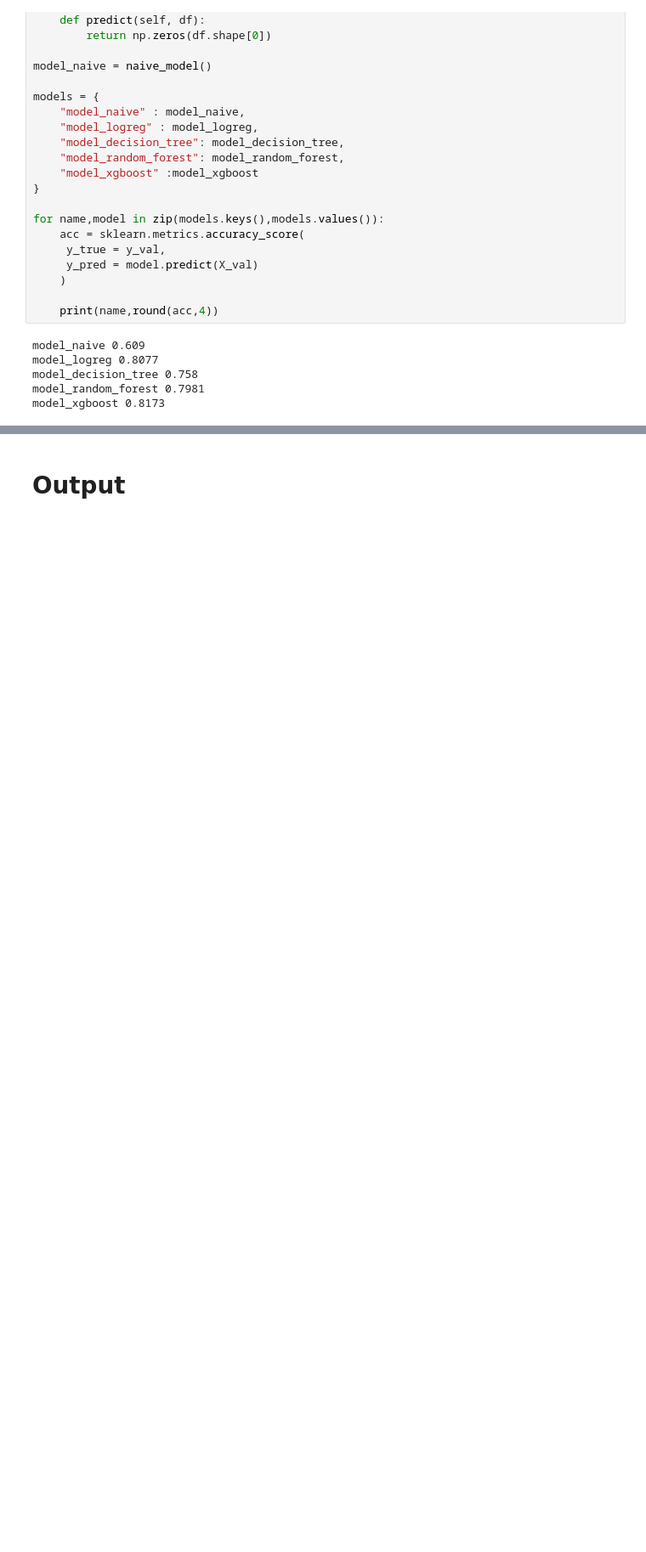
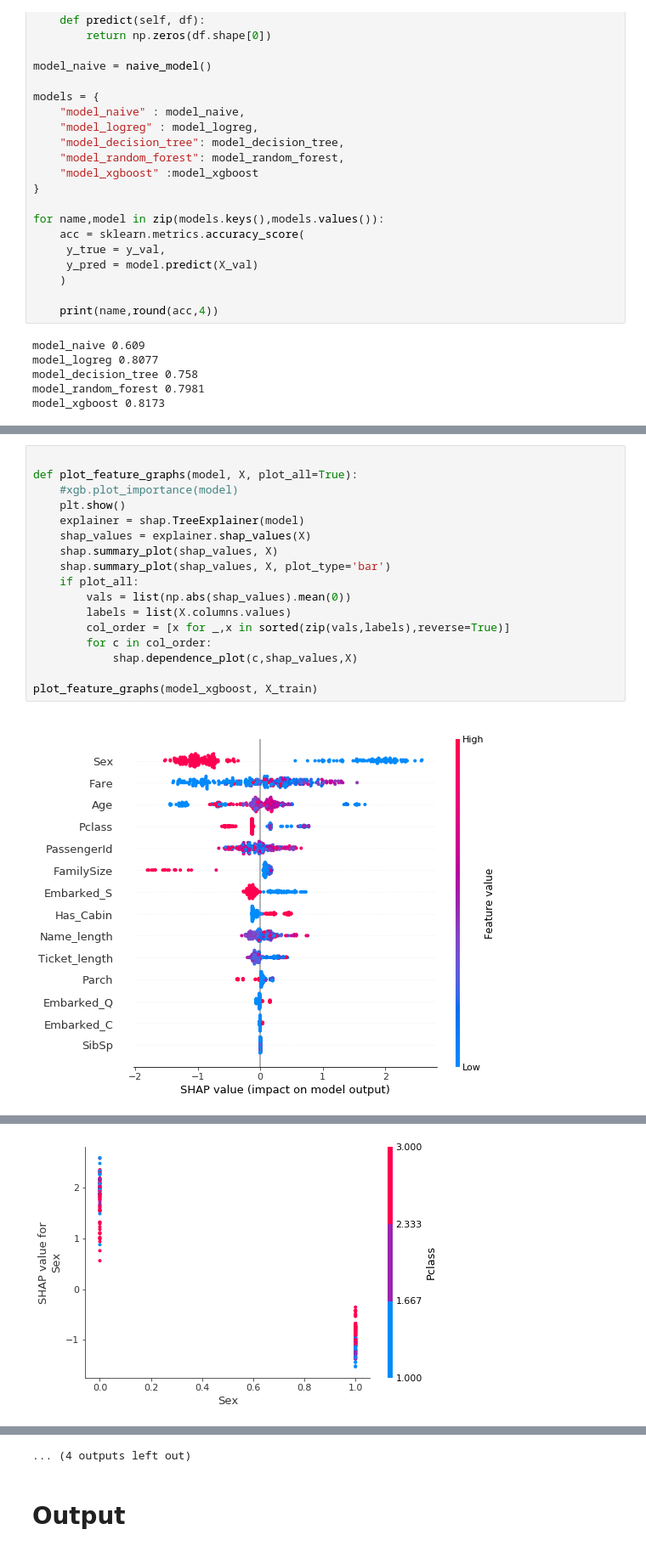
Before and after one commit to EmilMachine/ml_club, a Jupyter notebook: 05_intro_ml/notebooks/1_imputation_ml_notebook.ipynb, the cells around one changed output, grey strips where cells are left out. Shown at 85% size. Saved outputs shown, nothing was run; the diff lists cells and outputs as text; blank space fills up the shorter version.

```diff
--- a/05_intro_ml/notebooks/1_imputation_ml_notebook.ipynb
+++ b/05_intro_ml/notebooks/1_imputation_ml_notebook.ipynb
@@ -277,0 +288,19 @@ model_xgboost 0.8173
+# %%
+
+def plot_feature_graphs(model, X, plot_all=True):
+    #xgb.plot_importance(model)
+    plt.show()
+    explainer = shap.TreeExplainer(model)
+    shap_values = explainer.shap_values(X)
+    shap.summary_plot(shap_values, X)
+    shap.summary_plot(shap_values, X, plot_type='bar')
+    if plot_all:
+        vals = list(np.abs(shap_values).mean(0))
+        labels = list(X.columns.values)
+        col_order = [x for _,x in sorted(zip(vals,labels),reverse=True)]
+        for c in col_order:
+            shap.dependence_plot(c,shap_values,X)
+
+plot_feature_graphs(model_xgboost, X_train)
+# %% [output]
+[figure, added]
@@ -277,0 +308 @@ model_xgboost 0.8173
+[figure, added]
@@ -278,3 +318,4 @@ model_xgboost 0.8173
+... (4 outputs left out)
 # %% [markdown]
 # Output
 # %%
```
Also changed, not shown: parts of 6 cells of this notebook, 1 other file.
